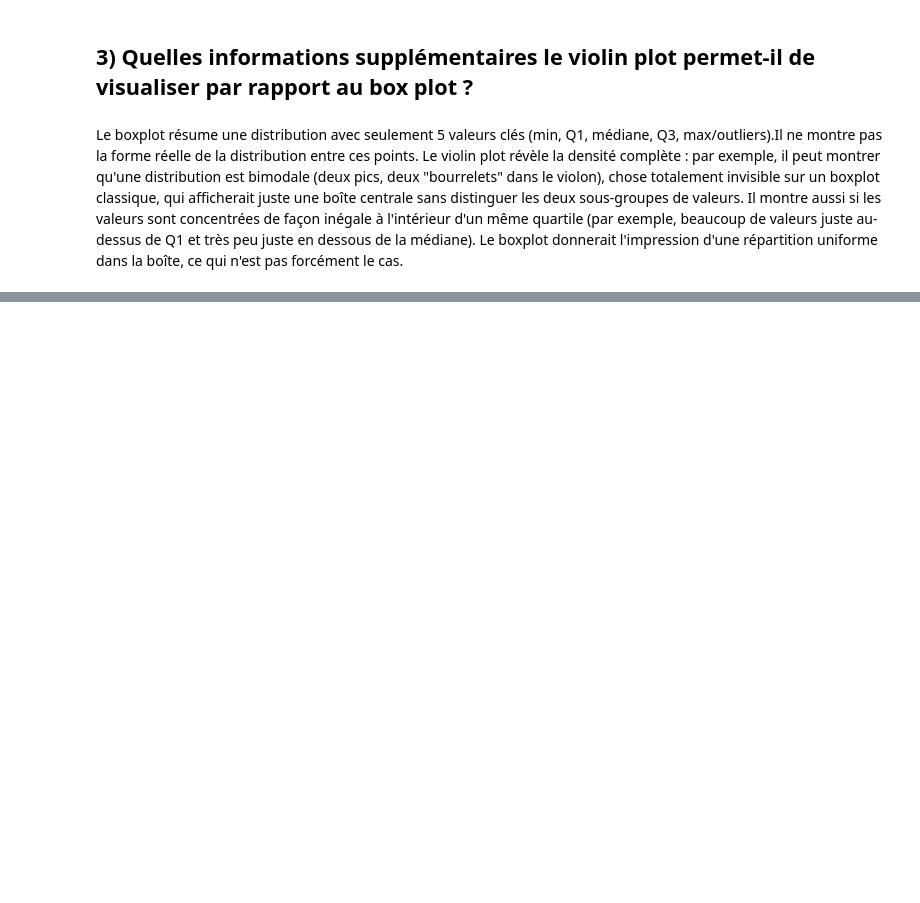
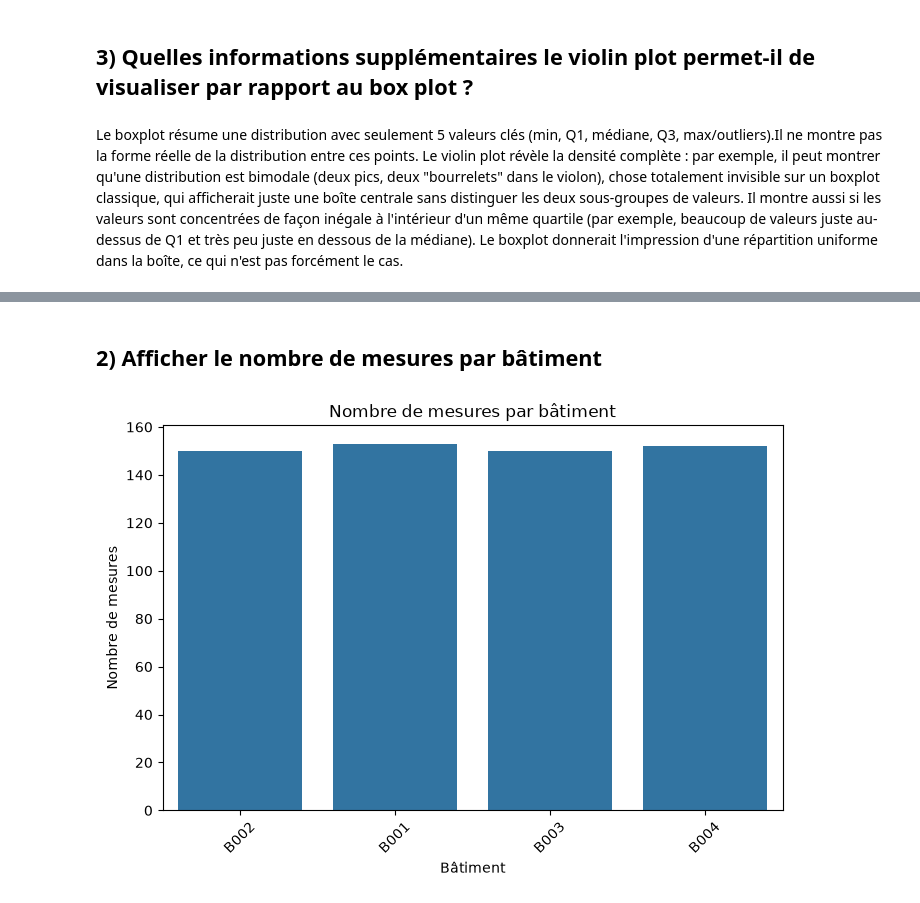
Before and after one commit to sinendoye/atelier_seaborn_iot, a Jupyter notebook: notebooks/atelier_seaborn_iot.ipynb, the cells around one changed output, grey strips where cells are left out. Cells and saved outputs as stored; diff of their text form; code cells hidden in the pictures; blank space fills up the shorter version.

```diff
--- a/notebooks/atelier_seaborn_iot.ipynb
+++ b/notebooks/atelier_seaborn_iot.ipynb
@@ -290,0 +304,12 @@ Il montre aussi si les valeurs sont concentrées de façon inégale à l'intéri
+# %% [markdown]
+## 2) Afficher le nombre de mesures par bâtiment
+# %%
+plt.figure(figsize=(8,5))
+sns.countplot(data=df, x="batiment")
+plt.title("Nombre de mesures par bâtiment")
+plt.xlabel("Bâtiment")
+plt.ylabel("Nombre de mesures")
+plt.xticks(rotation=45)
+plt.show()
+# %% [output]
+[figure, added]
```
Also changed, not shown: parts of 6 cells of this notebook.
